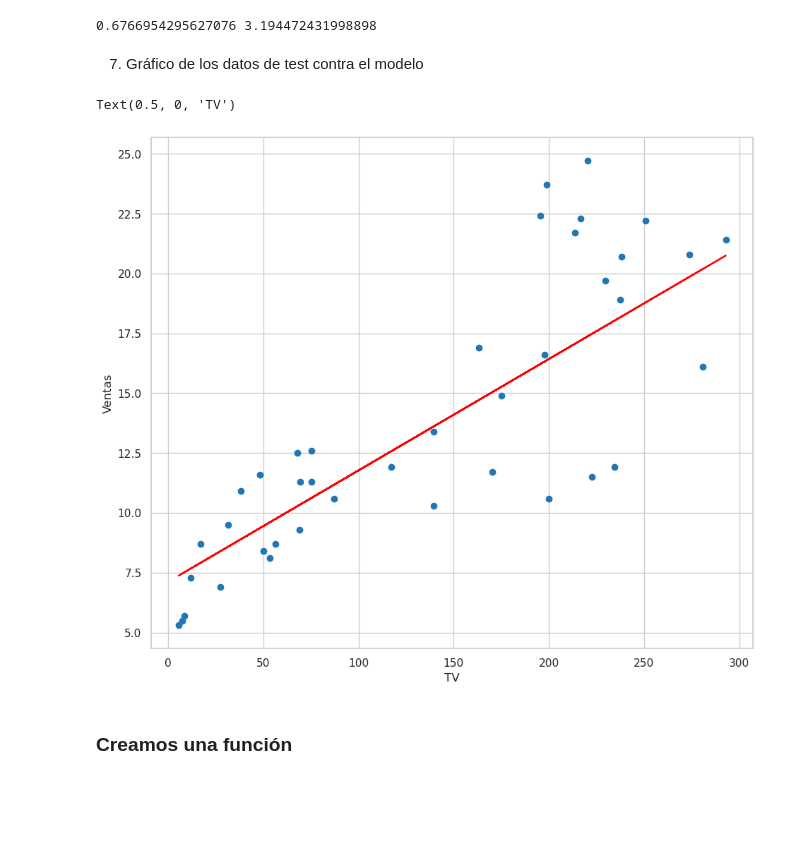
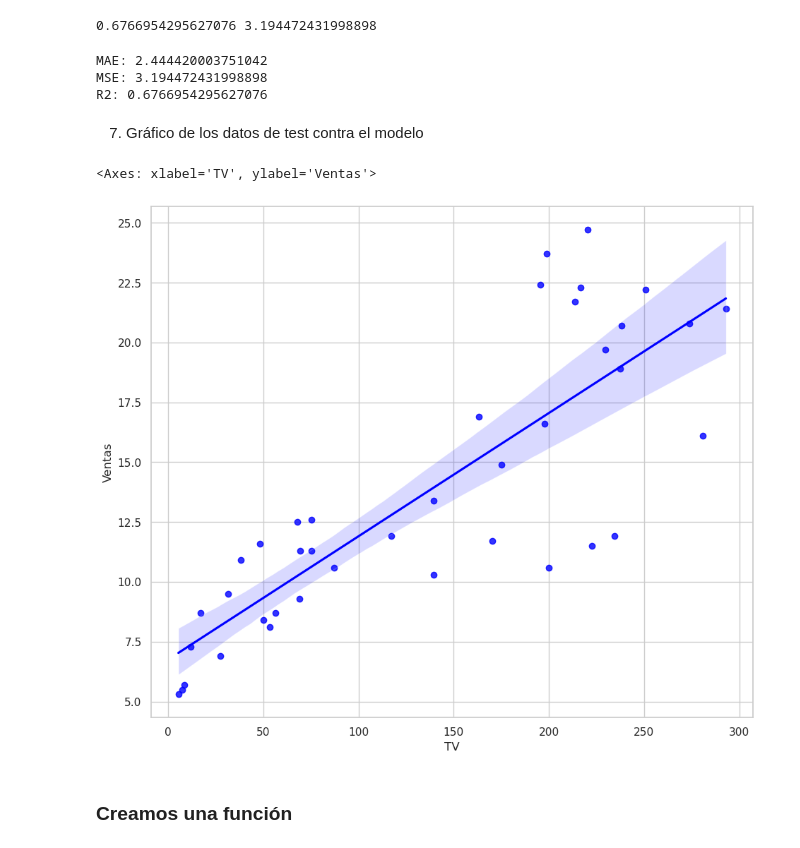
Before and after one commit to antonio-xrp/regresion-lineal, a Jupyter notebook: notebooks/notebooks-ytb/0.1-antonio-regresion-lineal-multiple.ipynb, the cells around one changed output. Drawn from its saved outputs; the diff is of its cells as text; code cells hidden in the pictures; blank space fills up the shorter version.

````diff
--- a/notebooks/notebooks-ytb/0.1-antonio-regresion-lineal-multiple.ipynb
+++ b/notebooks/notebooks-ytb/0.1-antonio-regresion-lineal-multiple.ipynb
@@ -99,12 +99,17 @@ from sklearn.metrics import mean_squared_error, r2_score
 # %% [markdown]
 Utilizamos ```.values.reshape(-1,1)``` porque scikit-learn espera que las características de entrada para el modelo de regresión sean una matriz bidimensional, donde cada fila representa una observación y cada columna representa una característica.
 # %%
-X  = data['TV'].values.reshape(-1,1) # variable independiente
-y = data['Sales'].values # variable dependiente
+input  = data['TV'].values.reshape(-1,1) # variable independiente
+target = data['Sales'].values # variable dependiente
 # %% [markdown]
 2. Dividimos el conjunto entre el conjunto de entrenamiento y testing
 # %%
-X_train, X_test, y_train, y_test = train_test_split(X, y, test_size=0.2, random_state=42)
+input_train, input_test, target_train, target_test = train_test_split(
+    input,
+    target,
+    test_size=0.2,
+    random_state=42
+)
 # %% [markdown]
 3. Entrenamiento del modelo lineal con los datos
 # %%
@@ -138,18 +146,29 @@ rmse = mean_squared_error(y_test, y_pred, squared=False)
 print(r_squared, rmse)
 # %% [output]
 0.6766954295627076 3.194472431998898
+# %%
+from sklearn.metrics import mean_absolute_error, mean_squared_error, r2_score
+print(f'MAE: {mean_absolute_error(target_test, target_pred)}')
+print(f'MSE: {mean_squared_error(target_test, target_pred, squared=False)}')
+print(f'R2: {r2_score(target_test, target_pred)}')
+# %% [output]
+MAE: 2.444420003751042
+MSE: 3.194472431998898
+R2: 0.6766954295627076
 # %% [markdown]
 7. Gráfico de los datos de test contra el modelo
-# %%
-plt.scatter(X_test, y_test)
-
-plt.plot(X_test, y_pred, color='red');
-
-plt.ylabel('Ventas')
-plt.xlabel('TV')
-# %% [output]
-Text(0.5, 0, 'TV')
-[figure, removed]
+# %%
+#plt.scatter(input_test, target_test)
+# sns.regplot(x = target_test, y = target_pred)
+
+#plt.plot(input_test, target_pred, color='red');
+
+plt.ylabel('Ventas')
+plt.xlabel('TV')
+sns.regplot(x=input_test , y=target_test, color='blue', label='Real')
+# %% [output]
+<Axes: xlabel='TV', ylabel='Ventas'>
+[figure, added]
 # %% [markdown]
 ### Creamos una función
 # %%
````
Also changed, not shown: parts of 10 cells of this notebook, 4 other files.
